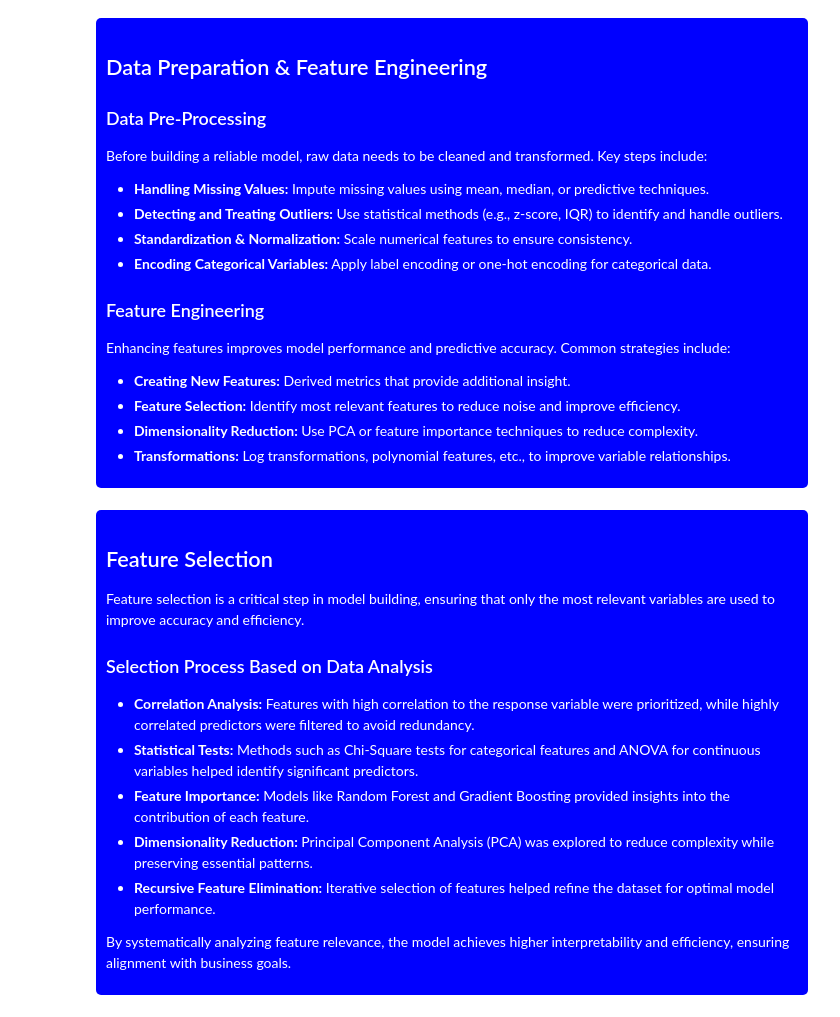
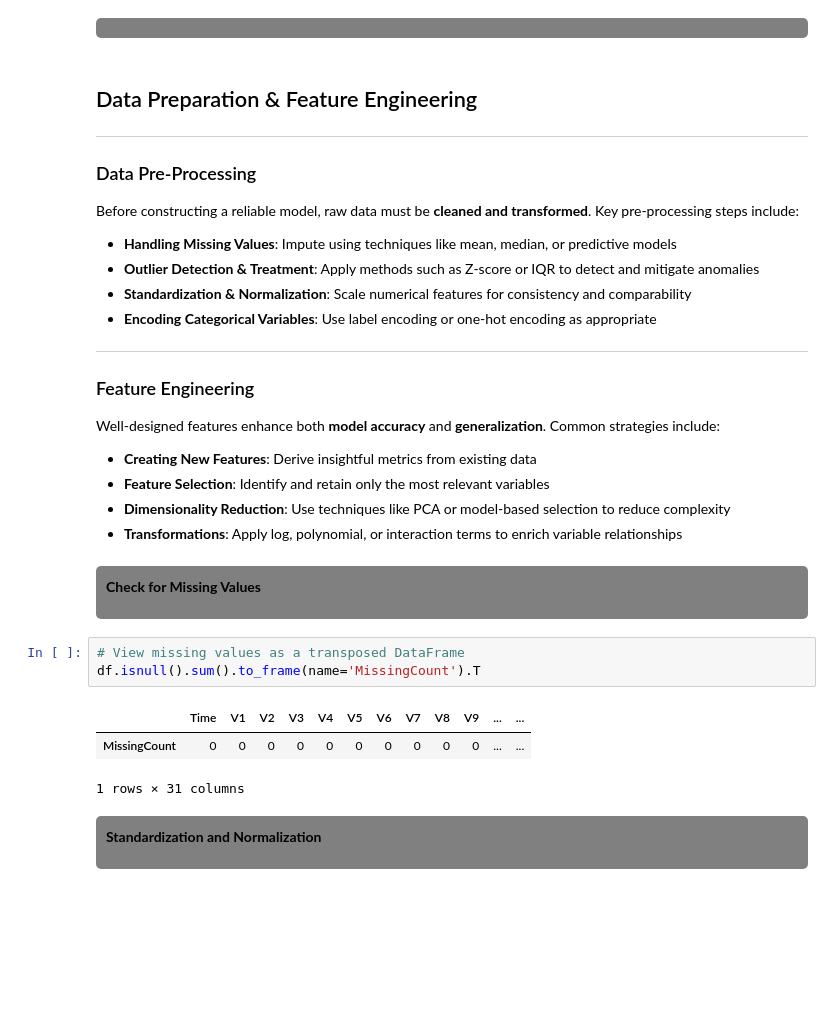
Before and after one commit to gbauer-at-sandiego-edu/AAI-510_Group_7, a Jupyter notebook: Final_Project_Summer_2025_Team_7.ipynb, the cells around one changed output. Cells and saved outputs as stored; diff of their text form; blank space fills up the shorter version.

```diff
--- a/Final_Project_Summer_2025_Team_7.ipynb
+++ b/Final_Project_Summer_2025_Team_7.ipynb
@@ -31,34 +212,43 @@
+# %% [markdown]
+<div style="background-color:gray; color:black; padding:10px; border-radius:5px;">
+
+</div>
 # %% [markdown]
-<div style="background-color:blue; color:white; padding:10px; border-radius:5px;">
-    <h2>Data Preparation & Feature Engineering</h2>
-    <h3>Data Pre-Processing</h3>
-    <p>Before building a reliable model, raw data needs to be cleaned and transformed. Key steps include:</p>
-    <ul>
-        <li><strong>Handling Missing Values:</strong> Impute missing values using mean, median, or predictive techniques.</li>
-        <li><strong>Detecting and Treating Outliers:</strong> Use statistical methods (e.g., z-score, IQR) to identify and handle outliers.</li>
-        <li><strong>Standardization & Normalization:</strong> Scale numerical features to ensure consistency.</li>
-        <li><strong>Encoding Categorical Variables:</strong> Apply label encoding or one-hot encoding for categorical data.</li>
-    </ul>
-    <h3>Feature Engineering</h3>
-    <p>Enhancing features improves model performance and predictive accuracy. Common strategies include:</p>
-    <ul>
-        <li><strong>Creating New Features:</strong> Derived metrics that provide additional insight.</li>
-        <li><strong>Feature Selection:</strong> Identify most relevant features to reduce noise and improve efficiency.</li>
-        <li><strong>Dimensionality Reduction:</strong> Use PCA or feature importance techniques to reduce complexity.</li>
-        <li><strong>Transformations:</strong> Log transformations, polynomial features, etc., to improve variable relationships.</li>
-    </ul>
-</div>
+## Data Preparation & Feature Engineering
+
+---
+
+### Data Pre-Processing
+
+Before constructing a reliable model, raw data must be **cleaned and transformed**. Key pre-processing steps include:
+
+- **Handling Missing Values**: Impute using techniques like mean, median, or predictive models
+- **Outlier Detection & Treatment**: Apply methods such as Z-score or IQR to detect and mitigate anomalies
+- **Standardization & Normalization**: Scale numerical features for consistency and comparability
+- **Encoding Categorical Variables**: Use label encoding or one-hot encoding as appropriate
+
+---
+
+### Feature Engineering
+
+Well-designed features enhance both **model accuracy** and **generalization**. Common strategies include:
+
+- **Creating New Features**: Derive insightful metrics from existing data
+- **Feature Selection**: Identify and retain only the most relevant variables
+- **Dimensionality Reduction**: Use techniques like PCA or model-based selection to reduce complexity
+- **Transformations**: Apply log, polynomial, or interaction terms to enrich variable relationships
-# %% [markdown]
-<div style="background-color:blue; color:white; padding:10px; border-radius:5px;">
-    <h2>Feature Selection</h2>
-    <p>Feature selection is a critical step in model building, ensuring that only the most relevant variables are used to improve accuracy and efficiency.</p>
-    <h3>Selection Process Based on Data Analysis</h3>
-    <ul>
-        <li><strong>Correlation Analysis:</strong> Features with high correlation to the response variable were prioritized, while highly correlated predictors were filtered to avoid redundancy.</li>
-        <li><strong>Statistical Tests:</strong> Methods such as Chi-Square tests for categorical features and ANOVA for continuous variables helped identify significant predictors.</li>
-        <li><strong>Feature Importance:</strong> Models like Random Forest and Gradient Boosting provided insights into the contribution of each feature.</li>
-        <li><strong>Dimensionality Reduction:</strong> Principal Component Analysis (PCA) was explored to reduce complexity while preserving essential patterns.</li>
-        <li><strong>Recursive Feature Elimination:</strong> Iterative selection of features helped refine the dataset for optimal model performance.</li>
-    </ul>
-    <p>By systematically analyzing feature relevance, the model achieves higher interpretability and efficiency, ensuring alignment with business goals.</p>
-</div>
+# %% [markdown]
+<div style="background-color:gray; color:black; padding:10px; border-radius:5px;">
+<p><b>Check for Missing Values</b></p>
+</div>
+# %%
+# View missing values as a transposed DataFrame
+df.isnull().sum().to_frame(name='MissingCount').T
+# %% [output]
+|  | Time | V1 | V2 | V3 | V4 | V5 | V6 | V7 | V8 | V9 | ... | ... |
+| MissingCount | 0 | 0 | 0 | 0 | 0 | 0 | 0 | 0 | 0 | 0 | ... | ... |
+1 rows × 31 columns
+# %% [markdown]
+<div style="background-color:gray; color:black; padding:10px; border-radius:5px;">
+<p><b>Standardization and Normalization</b></p>
+</div>
```
Also changed, not shown: parts of 44 cells of this notebook.
